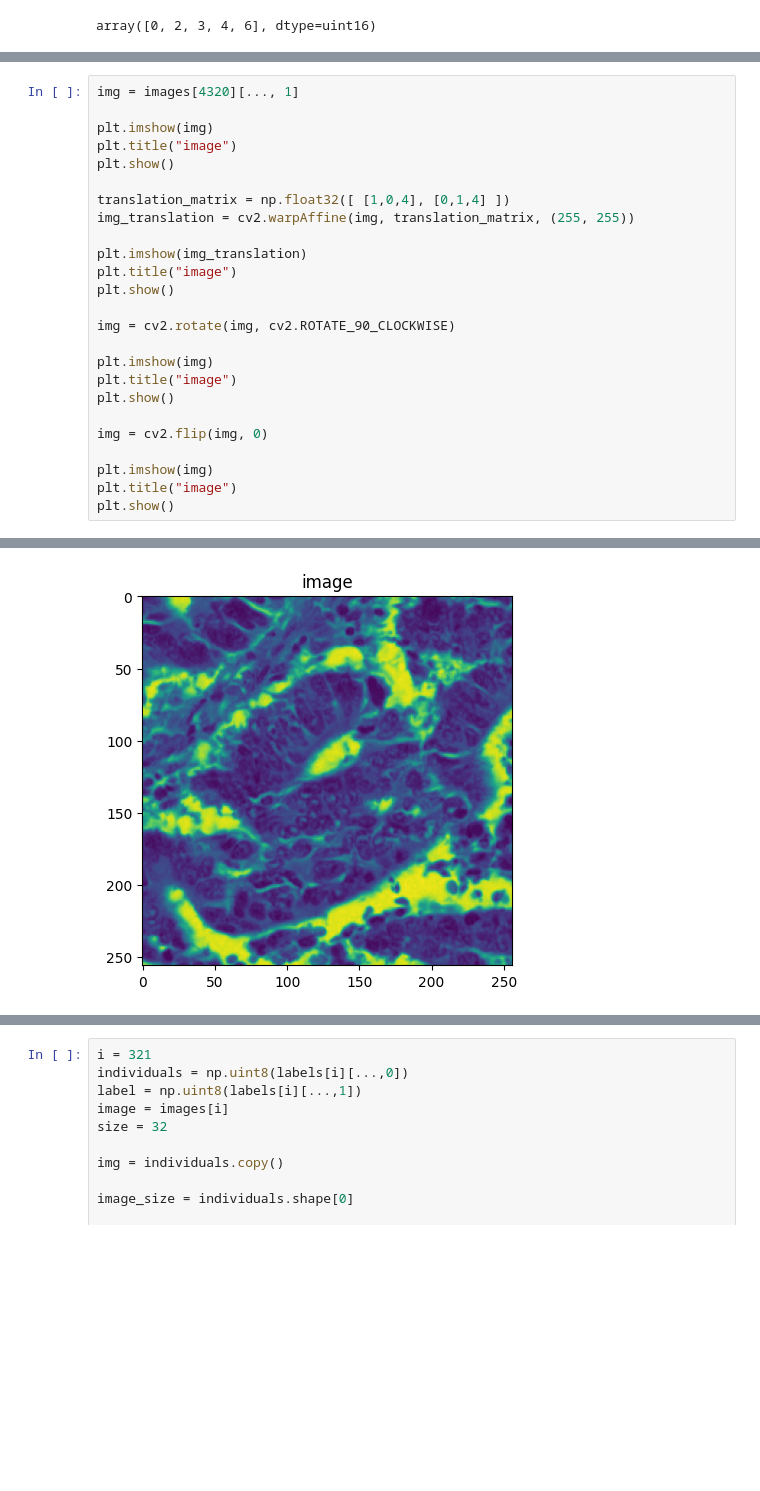
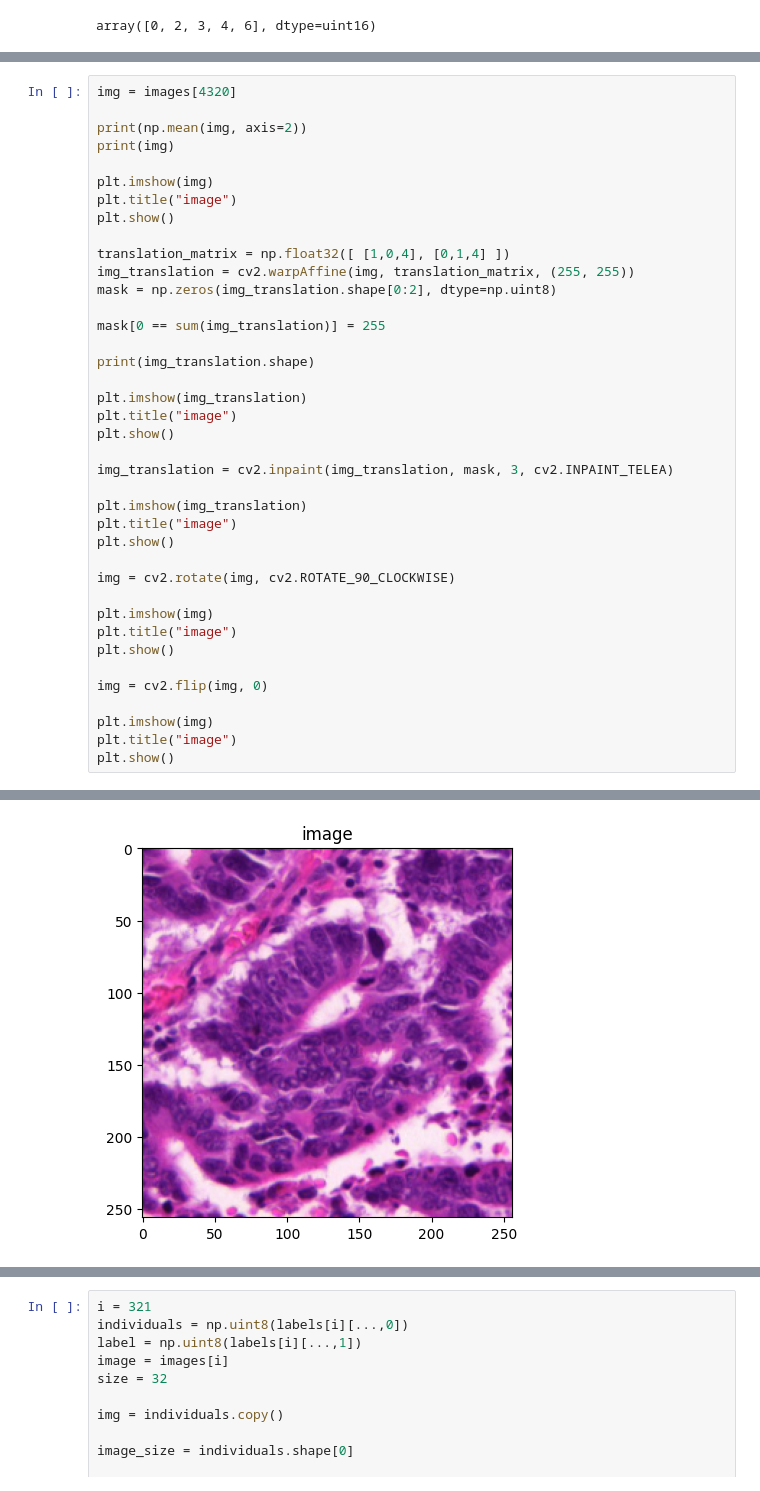
Before and after one commit to PavolHradsky/BP2, a Jupyter notebook: cell_crop.ipynb, the cells around one changed output, grey strips where cells are left out. Saved outputs shown, nothing was run; the diff lists cells and outputs as text; blank space fills up the shorter version.

```diff
--- a/cell_crop.ipynb
+++ b/cell_crop.ipynb
@@ -30,5 +70,8 @@ array([0, 2, 3, 4, 6], dtype=uint16)
 # %%
-img = images[4320][..., 1]
+img = images[4320]
+
+print(np.mean(img, axis=2))
+print(img)
 
 plt.imshow(img)
 plt.title("image")
@@ -36,6 +79,17 @@ plt.show()
 
 translation_matrix = np.float32([ [1,0,4], [0,1,4] ])
 img_translation = cv2.warpAffine(img, translation_matrix, (255, 255))
+mask = np.zeros(img_translation.shape[0:2], dtype=np.uint8)
+
+mask[0 == sum(img_translation)] = 255
+
+print(img_translation.shape)
+
+plt.imshow(img_translation)
+plt.title("image")
+plt.show()
+
+img_translation = cv2.inpaint(img_translation, mask, 3, cv2.INPAINT_TELEA)
 
 plt.imshow(img_translation)
 plt.title("image")
@@ -56 +127 @@ plt.show()
-[figure, old version]
+[figure, new version]
```
Also changed, not shown: parts of 17 cells of this notebook, 2 other files.
